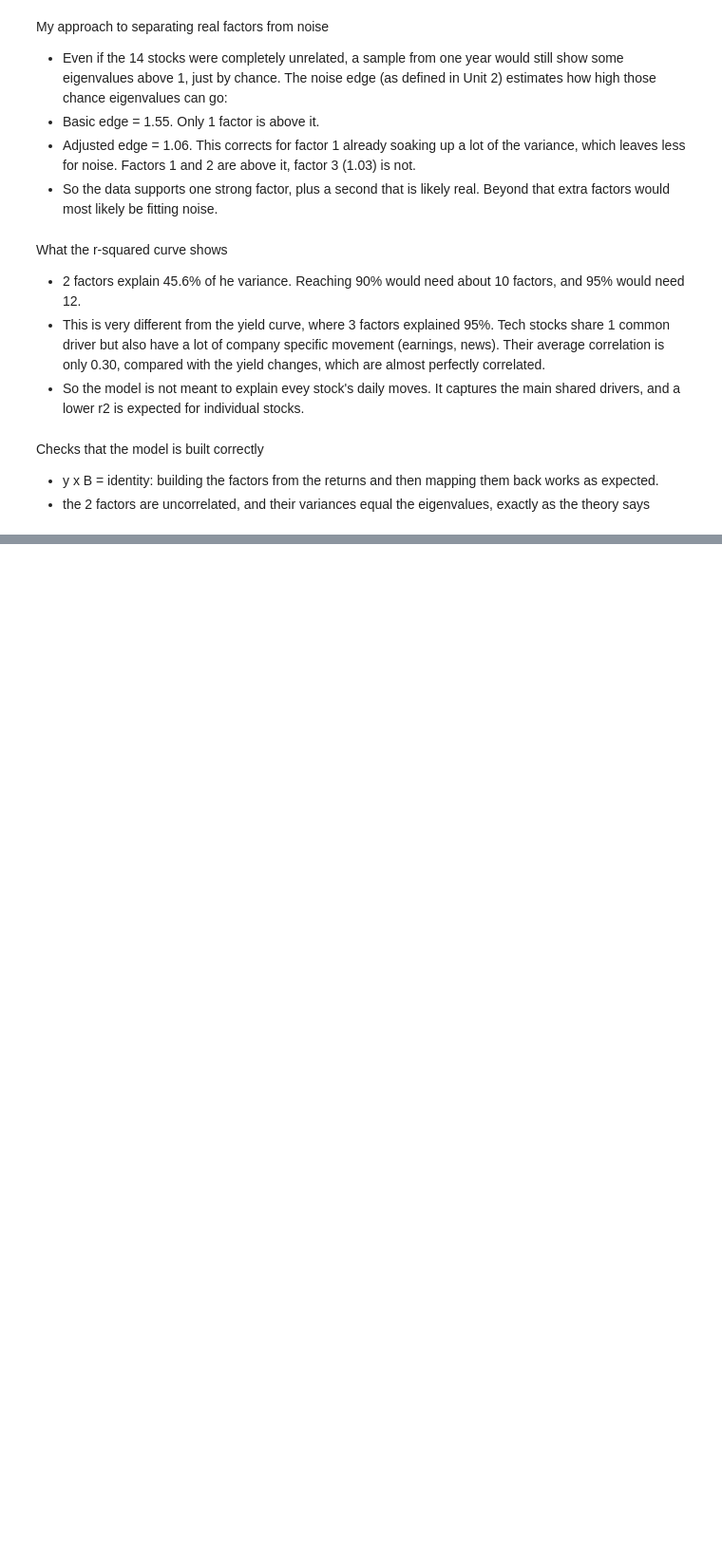
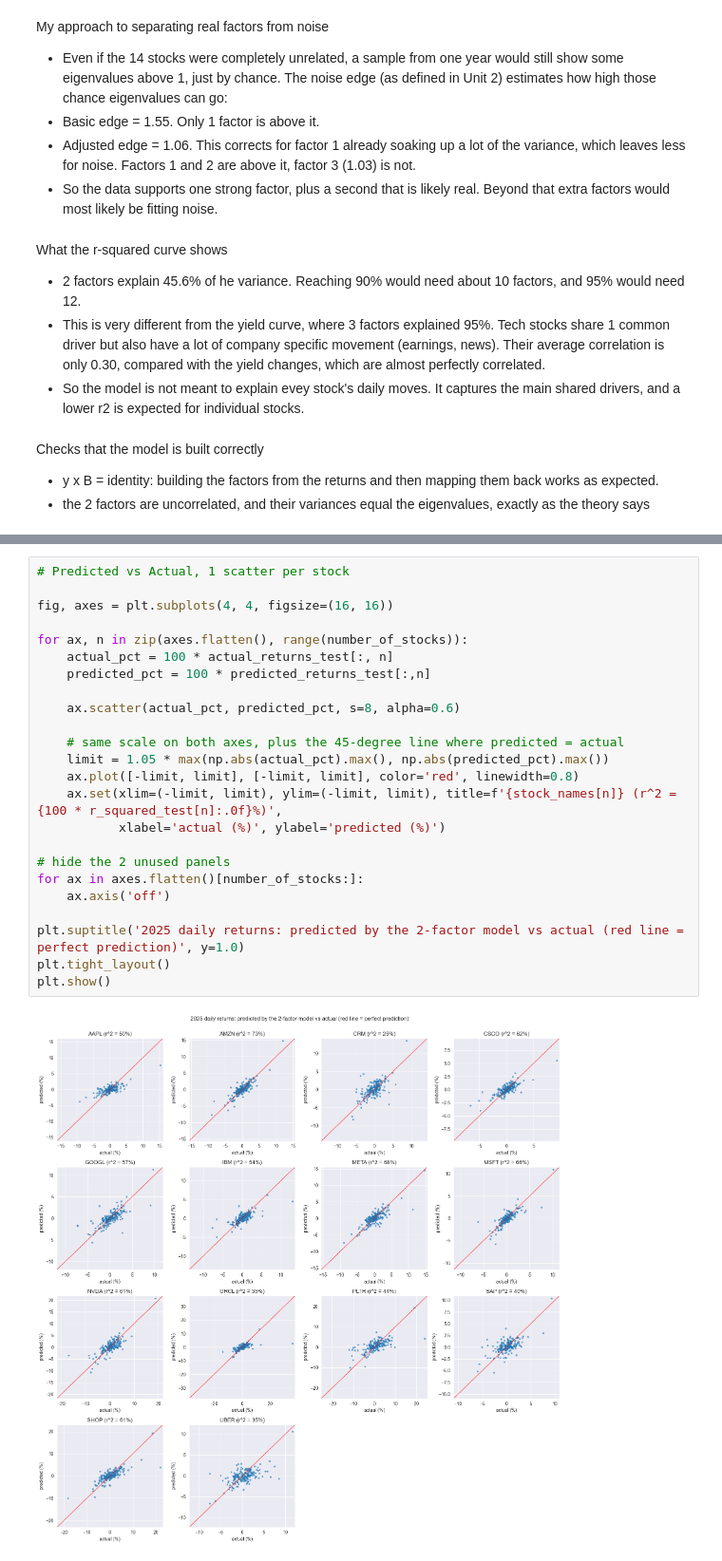
Before and after one commit to Gok-ML-AI/ARPM, a Jupyter notebook: module-01-linear-mean-covariance/Principal-Component-Analysis/pp_orincipal_component_portfolios_of_technology_stocks.ipynb, the cells around one changed output, grey strips where cells are left out. Shown at 95% size. Saved outputs shown, nothing was run; the diff lists cells and outputs as text; blank space fills up the shorter version.

```diff
--- a/module-01-linear-mean-covariance/Principal-Component-Analysis/pp_orincipal_component_portfolios_of_technology_stocks.ipynb
+++ b/module-01-linear-mean-covariance/Principal-Component-Analysis/pp_orincipal_component_portfolios_of_technology_stocks.ipynb
@@ -625,0 +720,26 @@ Checks that the model is built correctly
+# %%
+# Predicted vs Actual, 1 scatter per stock
+
+fig, axes = plt.subplots(4, 4, figsize=(16, 16))
+
+for ax, n in zip(axes.flatten(), range(number_of_stocks)):
+    actual_pct = 100 * actual_returns_test[:, n]
+    predicted_pct = 100 * predicted_returns_test[:,n]
+
+    ax.scatter(actual_pct, predicted_pct, s=8, alpha=0.6)
+
+    # same scale on both axes, plus the 45-degree line where predicted = actual
+    limit = 1.05 * max(np.abs(actual_pct).max(), np.abs(predicted_pct).max())
+    ax.plot([-limit, limit], [-limit, limit], color='red', linewidth=0.8)
+    ax.set(xlim=(-limit, limit), ylim=(-limit, limit), title=f'{stock_names[n]} (r^2 = {100 * r_squared_test[n]:.0f}%)',
+           xlabel='actual (%)', ylabel='predicted (%)')
+
+# hide the 2 unused panels
+for ax in axes.flatten()[number_of_stocks:]:
+    ax.axis('off')
+
+plt.suptitle('2025 daily returns: predicted by the 2-factor model vs actual (red line = perfect prediction)', y=1.0)
+plt.tight_layout()
+plt.show()
+# %% [output]
+[figure, added]
```
Also changed, not shown: parts of 7 cells of this notebook.
